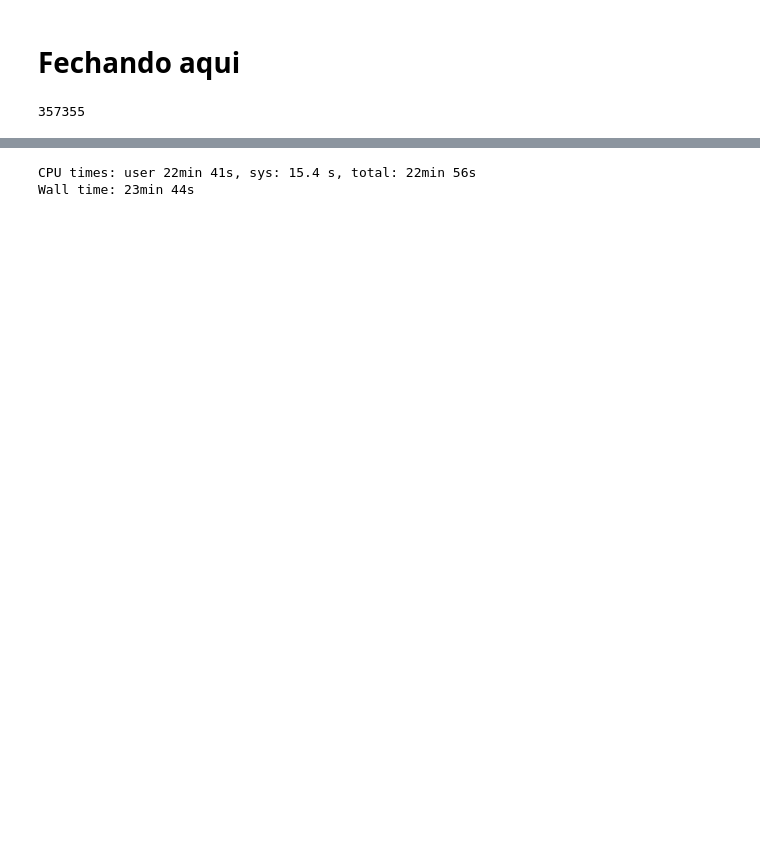
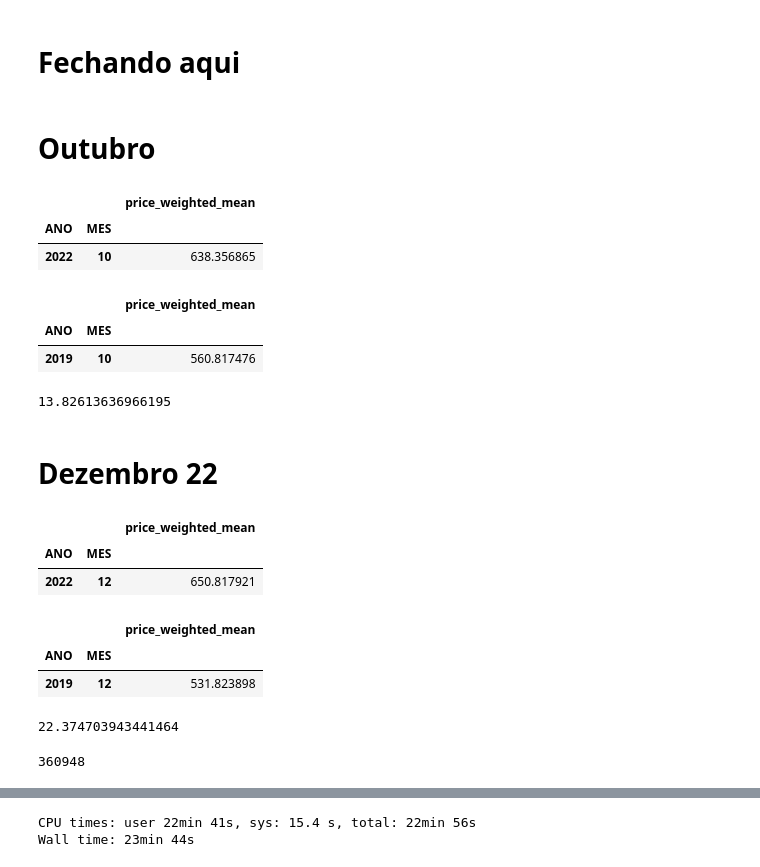
Before and after one commit to cristianfavaro/projeto_final_data, a Jupyter notebook: notebooks/anac/notebook.ipynb, the cells around one changed output, grey strips where cells are left out. Saved outputs shown, nothing was run; the diff lists cells and outputs as text; code cells hidden in the pictures; blank space fills up the shorter version.

```diff
--- a/notebooks/anac/notebook.ipynb
+++ b/notebooks/anac/notebook.ipynb
@@ -173,0 +162,16 @@ corretorOld = MonetaryCorrectionOld()
+# %% [markdown]
+# Outubro
+# %%
+outubro = pd.read_csv("anac.nosync/202210.CSV", sep=";", encoding="latin1")
+outubro.columns = ['ANO', 'MES', 'EMPRESA', 'ORIGEM', 'DESTINO', 'TARIFA', 'ASSENTOS']
+outubro.TARIFA = outubro.TARIFA.str.replace(",", ".").astype(float)
+# %%
+# Aqui com os dados base julho de 2022
+wm = lambda x: np.average(x, weights=outubro.loc[x.index, "ASSENTOS"])
+
+media_outubro = outubro.groupby(['ANO', 'MES']).agg(price_weighted_mean=("TARIFA", wm))
+media_outubro
+# %% [output]
+|  |  | price_weighted_mean |
+| ANO | MES |  |
+| 2022 | 10 | 638.356865 |
@@ -174 +182,17 @@ corretorOld = MonetaryCorrectionOld()
+# %%
+# Aqui com os dados base julho de 2022
+wm = lambda x: np.average(x, weights=outubro_2019.loc[x.index, "ASSENTOS"])
+
+media_outubro_2019 = outubro_2019.groupby(['ANO', 'MES']).agg(price_weighted_mean=("REAL", wm))
+media_outubro_2019
+# %% [output]
+|  |  | price_weighted_mean |
+| ANO | MES |  |
+| 2019 | 10 | 560.817476 |
+# %%
+(float(media_outubro['price_weighted_mean']) - float(media_outubro_2019['price_weighted_mean'])) / float(media_outubro_2019['price_weighted_mean']) *100
+# %% [output]
+13.82613636966195
+# %% [markdown]
+# Dezembro 22
 # %%
@@ -175,0 +202,10 @@ dezembro = pd.read_csv("anac.nosync/201912.CSV", sep=";", encoding="latin1")
+# %%
+# Aqui com os dados base julho de 2022
+wm = lambda x: np.average(x, weights=dezembro.loc[x.index, "ASSENTOS"])
+
+media_dezembro = dezembro.groupby(['ANO', 'MES']).agg(price_weighted_mean=("TARIFA", wm))
+media_dezembro
+# %% [output]
+|  |  | price_weighted_mean |
+| ANO | MES |  |
+| 2022 | 12 | 650.817921 |
@@ -176,8 +218,22 @@ dezembro = pd.read_csv("anac.nosync/201912.CSV", sep=";", encoding="latin1")
+# %%
+# Aqui com os dados base julho de 2022
+wm = lambda x: np.average(x, weights=dezembro_2019.loc[x.index, "ASSENTOS"])
+
+media_dezembro_2019 = dezembro_2019.groupby(['ANO', 'MES']).agg(price_weighted_mean=("REAL", wm))
+media_dezembro_2019
+# %% [output]
+|  |  | price_weighted_mean |
+| ANO | MES |  |
+| 2019 | 12 | 531.823898 |
+# %%
+(float(media_dezembro['price_weighted_mean']) - float(media_dezembro_2019['price_weighted_mean'])) / float(media_dezembro_2019['price_weighted_mean']) *100
+# %% [output]
+22.374703943441464
 # %%
 dezembro.columns = ['ANO', 'MES', 'EMPRESA', 'ORIGEM', 'DESTINO', 'TARIFA', 'ASSENTOS']
 # %%
 dezembro.TARIFA = dezembro.TARIFA.str.replace(",", ".").astype(float)
-# %%
-len(dezembro)
-# %% [output]
-357355
+# %%
+len(dezembro)
+# %% [output]
+360948
```
Also changed, not shown: parts of 24 cells of this notebook, 9 other files.
